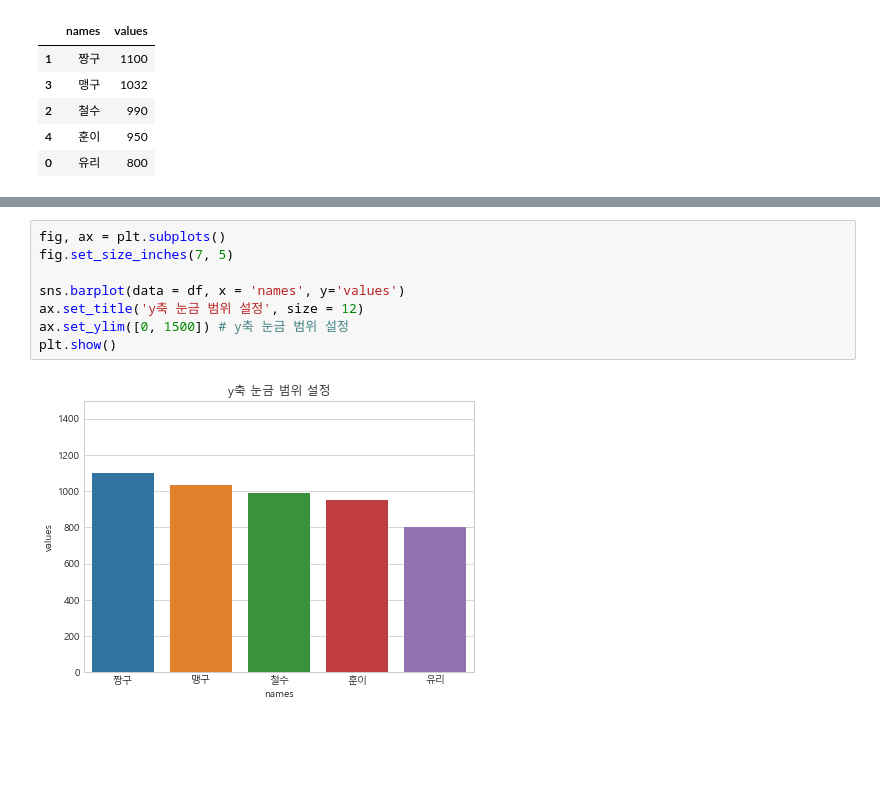
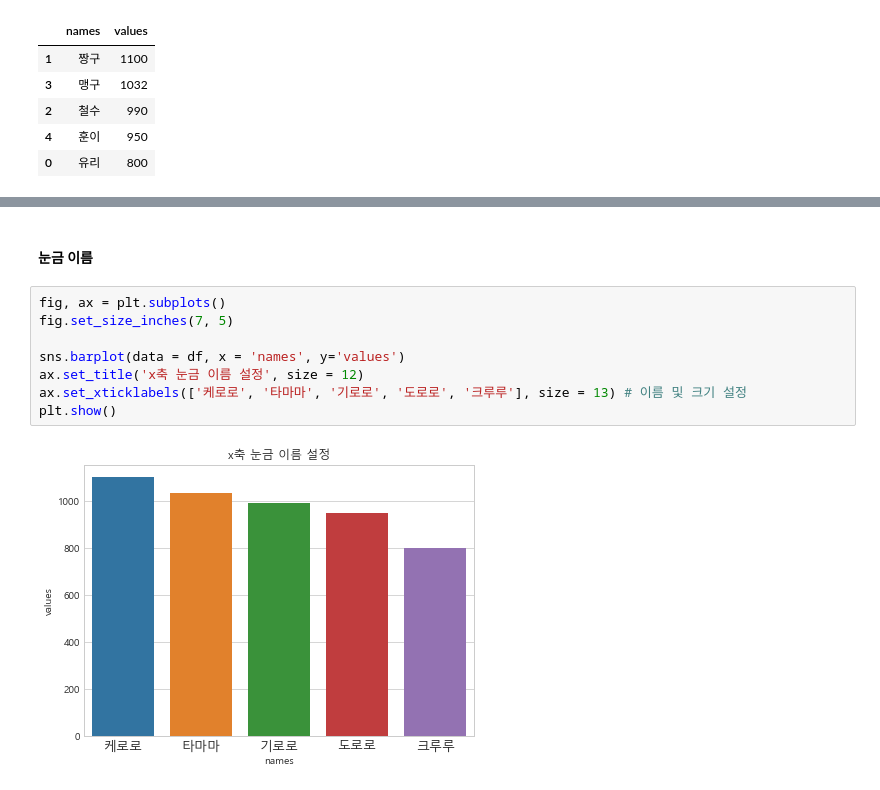
Before and after one commit to Park-Young-Bin/Python_Projects, a Jupyter notebook: 그래프 서식 설정(matplotlib, seaborn).ipynb, the cells around one changed output, grey strips where cells are left out. Drawn from its saved outputs; the diff is of its cells as text; blank space fills up the shorter version.

```diff
--- a/그래프 서식 설정(matplotlib, seaborn).ipynb
+++ b/그래프 서식 설정(matplotlib, seaborn).ipynb
@@ -286,10 +297,12 @@ df
+# %% [markdown]
+#### **눈금 이름**
 # %%
 fig, ax = plt.subplots()
 fig.set_size_inches(7, 5)
 
 sns.barplot(data = df, x = 'names', y='values')
-ax.set_title('y축 눈금 범위 설정', size = 12)
-ax.set_ylim([0, 1500]) # y축 눈금 범위 설정
+ax.set_title('x축 눈금 이름 설정', size = 12)
+ax.set_xticklabels(['케로로', '타마마', '기로로', '도로로', '크루루'], size = 13) # 이름 및 크기 설정
 plt.show()
 # %% [output]
-[figure, old version]
+[figure, new version]
```
Also changed, not shown: parts of 2 cells of this notebook.
